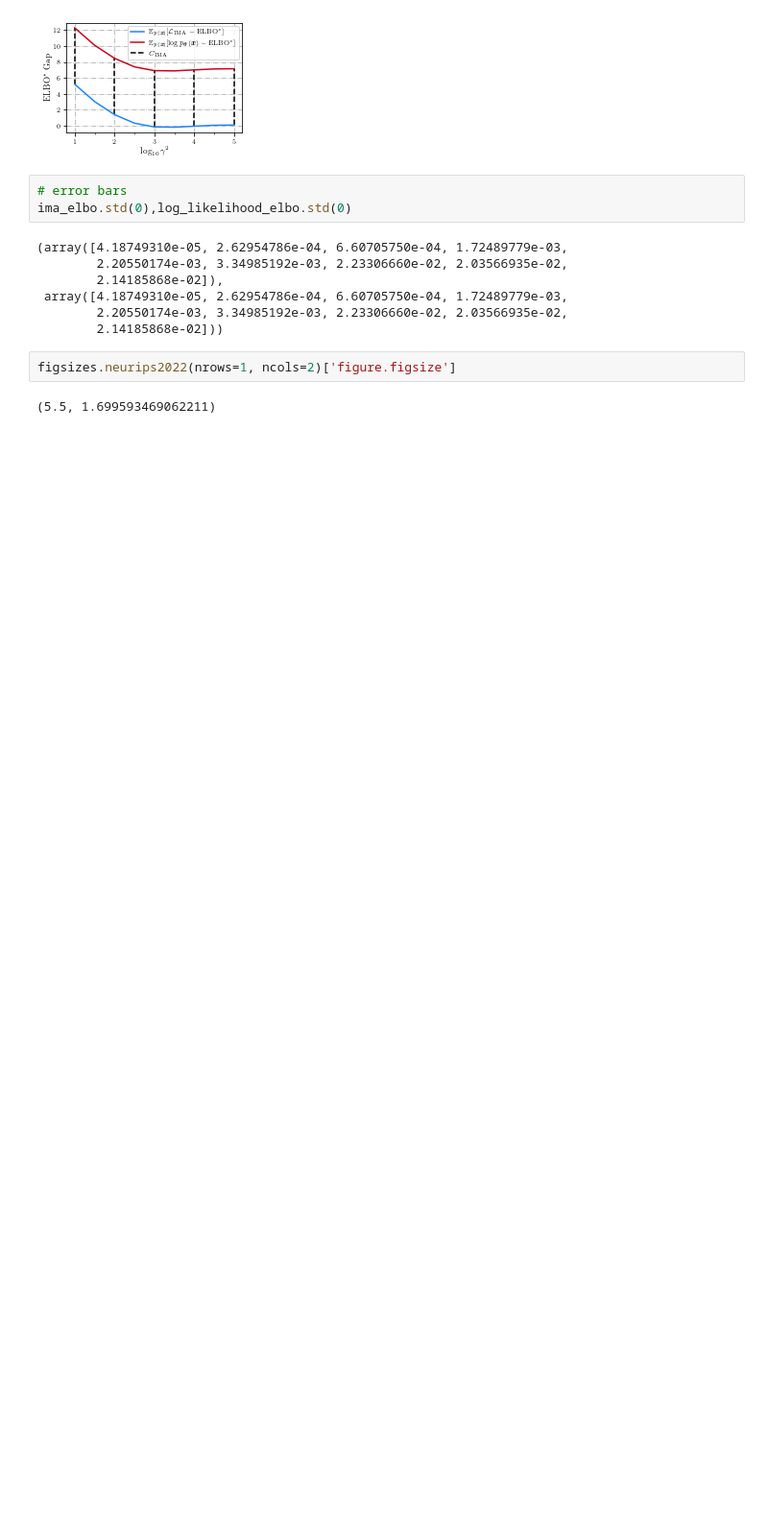
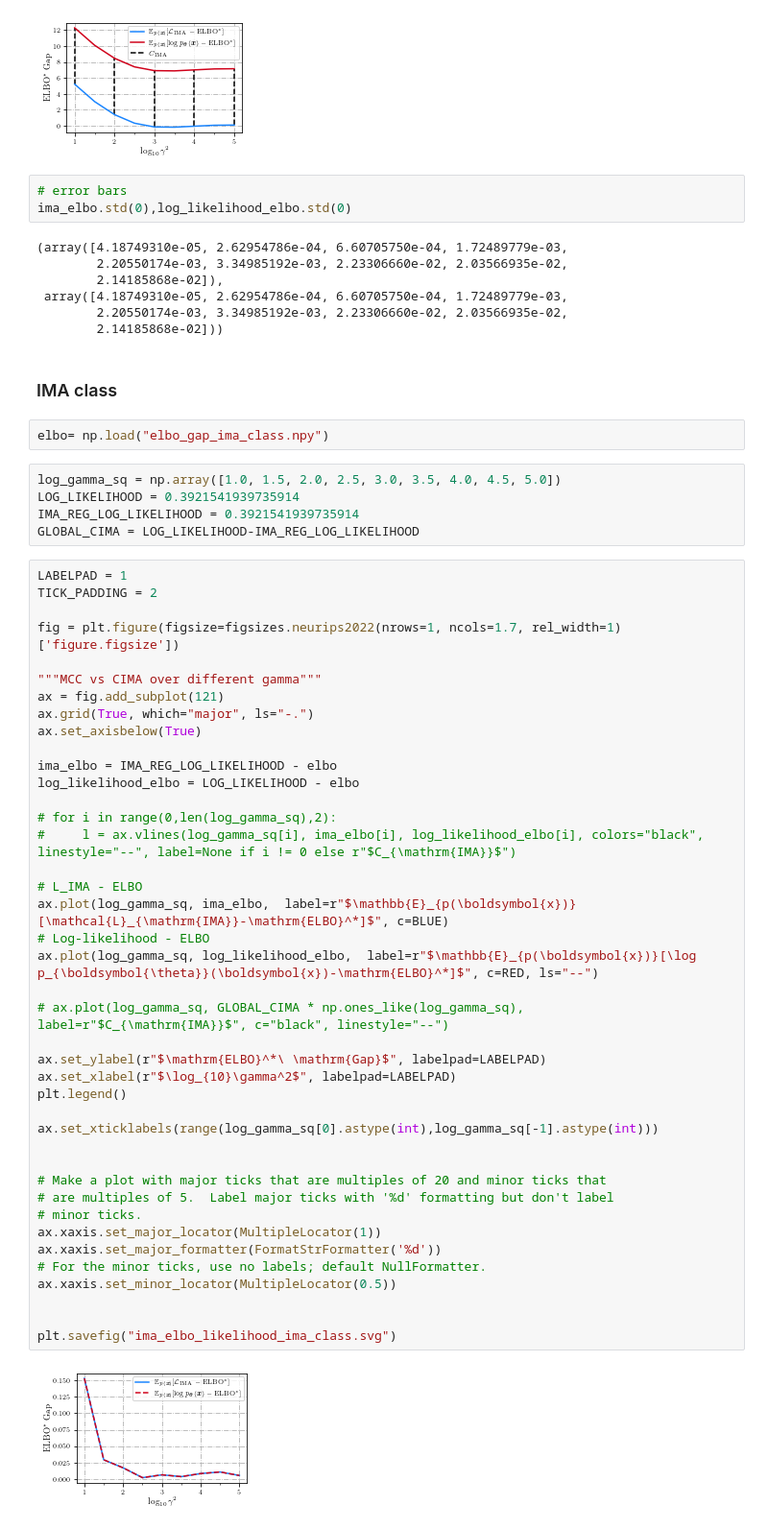
Before and after one commit to rpatrik96/ima-vae, a Jupyter notebook: notebooks/synth_plots.ipynb, the cells around one changed output. Shown at 96% size. Drawn from its saved outputs; the diff is of its cells as text; blank space fills up the shorter version.

```diff
--- a/notebooks/synth_plots.ipynb
+++ b/notebooks/synth_plots.ipynb
@@ -299,7 +305,55 @@ ima_elbo.std(0),log_likelihood_elbo.std(0)
  array([4.18749310e-05, 2.62954786e-04, 6.60705750e-04, 1.72489779e-03,
         2.20550174e-03, 3.34985192e-03, 2.23306660e-02, 2.03566935e-02,
         2.14185868e-02]))
-# %%
-figsizes.neurips2022(nrows=1, ncols=2)['figure.figsize']
-# %% [output]
-(5.5, 1.699593469062211)
+# %% [markdown]
+### IMA class
+# %%
+elbo= np.load("elbo_gap_ima_class.npy")
+# %%
+log_gamma_sq = np.array([1.0, 1.5, 2.0, 2.5, 3.0, 3.5, 4.0, 4.5, 5.0])
+LOG_LIKELIHOOD = 0.3921541939735914
+IMA_REG_LOG_LIKELIHOOD = 0.3921541939735914
+GLOBAL_CIMA = LOG_LIKELIHOOD-IMA_REG_LOG_LIKELIHOOD
+# %%
+LABELPAD = 1
+TICK_PADDING = 2
+
+fig = plt.figure(figsize=figsizes.neurips2022(nrows=1, ncols=1.7, rel_width=1)['figure.figsize'])
+
+"""MCC vs CIMA over different gamma"""
+ax = fig.add_subplot(121)
+ax.grid(True, which="major", ls="-.")
+ax.set_axisbelow(True)
+
+ima_elbo = IMA_REG_LOG_LIKELIHOOD - elbo
+log_likelihood_elbo = LOG_LIKELIHOOD - elbo
+
+# for i in range(0,len(log_gamma_sq),2):
+#     l = ax.vlines(log_gamma_sq[i], ima_elbo[i], log_likelihood_elbo[i], colors="black", linestyle="--", label=None if i != 0 else r"$C_{\mathrm{IMA}}$")
+
+# L_IMA - ELBO
+ax.plot(log_gamma_sq, ima_elbo,  label=r"$\mathbb{E}_{p(\boldsymbol{x})}[\mathcal{L}_{\mathrm{IMA}}-\mathrm{ELBO}^*]$", c=BLUE)
+# Log-likelihood - ELBO
+ax.plot(log_gamma_sq, log_likelihood_elbo,  label=r"$\mathbb{E}_{p(\boldsymbol{x})}[\log p_{\boldsymbol{\theta}}(\boldsymbol{x})-\mathrm{ELBO}^*]$", c=RED, ls="--")
+
+# ax.plot(log_gamma_sq, GLOBAL_CIMA * np.ones_like(log_gamma_sq), label=r"$C_{\mathrm{IMA}}$", c="black", linestyle="--")
+
+ax.set_ylabel(r"$\mathrm{ELBO}^*\ \mathrm{Gap}$", labelpad=LABELPAD)
+ax.set_xlabel(r"$\log_{10}\gamma^2$", labelpad=LABELPAD)
+plt.legend()
+
+ax.set_xticklabels(range(log_gamma_sq[0].astype(int),log_gamma_sq[-1].astype(int)))
+
+
+# Make a plot with major ticks that are multiples of 20 and minor ticks that
+# are multiples of 5.  Label major ticks with '%d' formatting but don't label
+# minor ticks.
+ax.xaxis.set_major_locator(MultipleLocator(1))
+ax.xaxis.set_major_formatter(FormatStrFormatter('%d'))
+# For the minor ticks, use no labels; default NullFormatter.
+ax.xaxis.set_minor_locator(MultipleLocator(0.5))
+
+
+plt.savefig("ima_elbo_likelihood_ima_class.svg")
+# %% [output]
+[figure, added]
```
Also changed, not shown: parts of 3 cells of this notebook, 6 other files.
